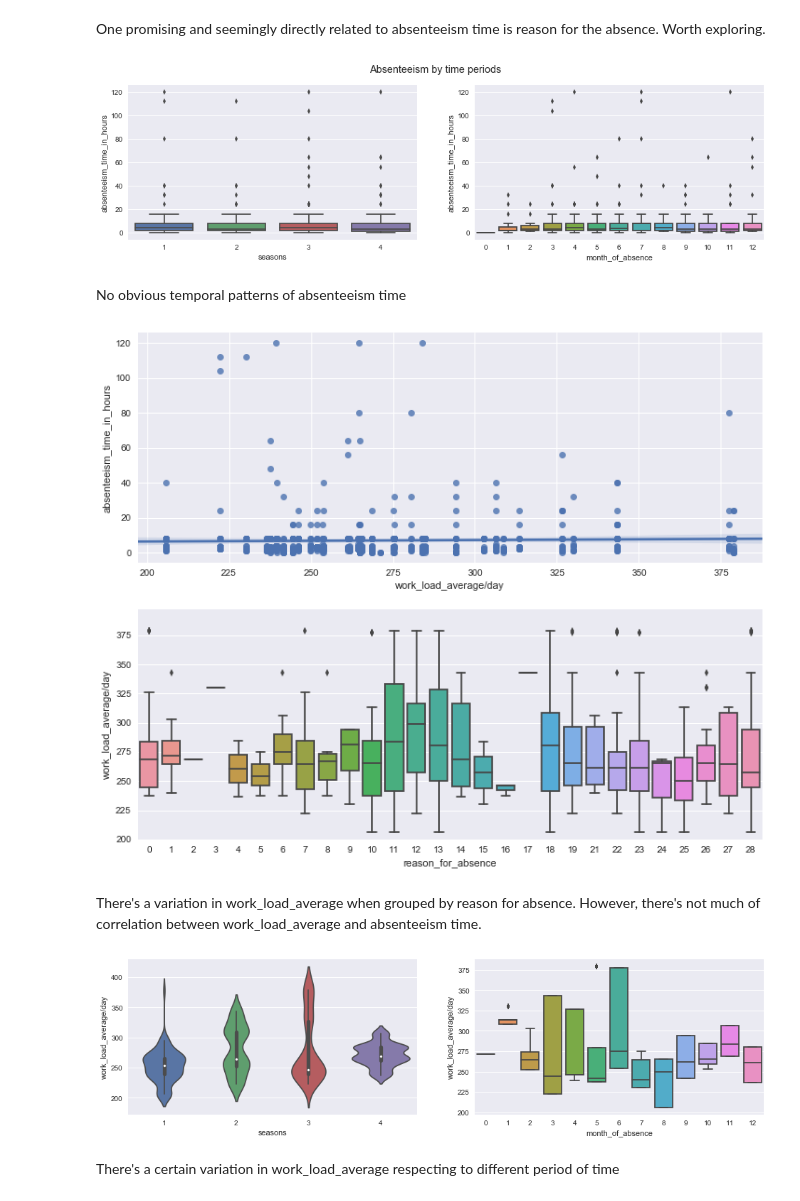
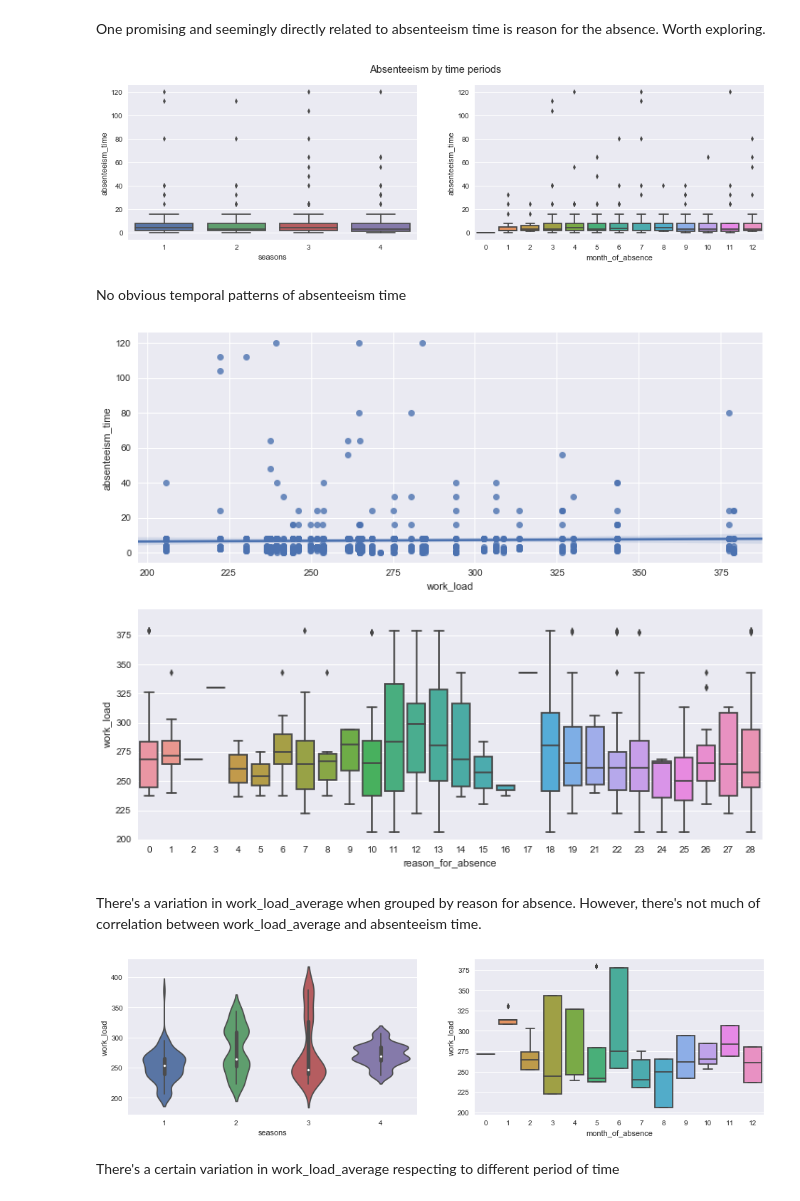
Before and after one commit to chasnew/data-analysis-repository, a Jupyter notebook: Absenteeism at work/Analysis of Absenteeism.ipynb, the cells around one changed output. Drawn from its saved outputs; the diff is of its cells as text; code cells hidden in the pictures.

```diff
--- a/Absenteeism at work/Analysis of Absenteeism.ipynb
+++ b/Absenteeism at work/Analysis of Absenteeism.ipynb
@@ -92,6 +92,10 @@ for col in data.columns:
     new_cols.append('_'.join(words))
 
 data.columns = new_cols
+# %%
+column_name_mapping = {'distance_from_residence_to_work': 'work_distance', 'work_load_average/day': 'work_load',
+                       'absenteeism_time_in_hours': 'absenteeism_time', 'body_mass_index': 'bmi'}
+data.rename(columns=column_name_mapping, inplace=True)
 # %%
 data.iloc[:,:10].head(7)
 # %% [output]
@@ -187,41 +191,41 @@ One promising and seemingly directly related to absenteeism time is reason for t
 fig, axes = plt.subplots(nrows=1, ncols=2)
 fig.set_figwidth(16)
 
-sns.boxplot(x='seasons', y='absenteeism_time_in_hours', data=data, ax=axes[0])
+sns.boxplot(x='seasons', y='absenteeism_time', data=data, ax=axes[0])
 
-sns.boxplot(x='month_of_absence', y='absenteeism_time_in_hours', data=data, ax=axes[1])
+sns.boxplot(x='month_of_absence', y='absenteeism_time', data=data, ax=axes[1])
 
 fig.suptitle('Absenteeism by time periods')
 plt.show()
 # %% [output]
-[figure, old version]
+[figure, new version]
 # %% [markdown]
 No obvious temporal patterns of absenteeism time
 # %%
 fig, axes = plt.subplots(nrows=2, ncols=1)
 fig.set_figwidth(12)
 fig.set_figheight(10)
 
-sns.regplot(x='work_load_average/day', y='absenteeism_time_in_hours', data=data, ax=axes[0])
+sns.regplot(x='work_load', y='absenteeism_time', data=data, ax=axes[0])
 
-ax = sns.boxplot(x='reason_for_absence', y='work_load_average/day', data=data, ax=axes[1])
+ax = sns.boxplot(x='reason_for_absence', y='work_load', data=data, ax=axes[1])
 ax.set_ylim(200)
 
 plt.show()
 # %% [output]
-[figure, old version]
+[figure, new version]
 # %% [markdown]
 There's a variation in work_load_average when grouped by reason for absence. However, there's not much of correlation between work_load_average and absenteeism time.
 # %%
 fig, axes = plt.subplots(nrows=1, ncols=2)
 fig.set_figwidth(16)
 
-sns.violinplot(x='seasons', y='work_load_average/day', data=data, ax=axes[0])
-sns.boxplot(x='month_of_absence', y='work_load_average/day', data=data, ax=axes[1])
+sns.violinplot(x='seasons', y='work_load', data=data, ax=axes[0])
+sns.boxplot(x='month_of_absence', y='work_load', data=data, ax=axes[1])
 
 plt.show()
 # %% [output]
-[figure, old version]
+[figure, new version]
 # %% [markdown]
 There's a certain variation in work_load_average respecting to different period of time
 # %% [markdown]
```
Also changed, not shown: parts of 18 cells of this notebook.
